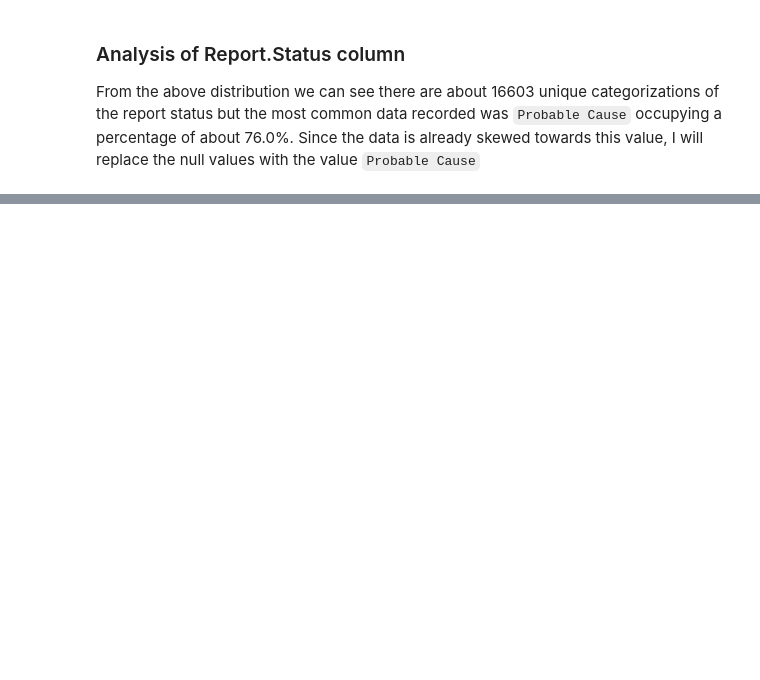
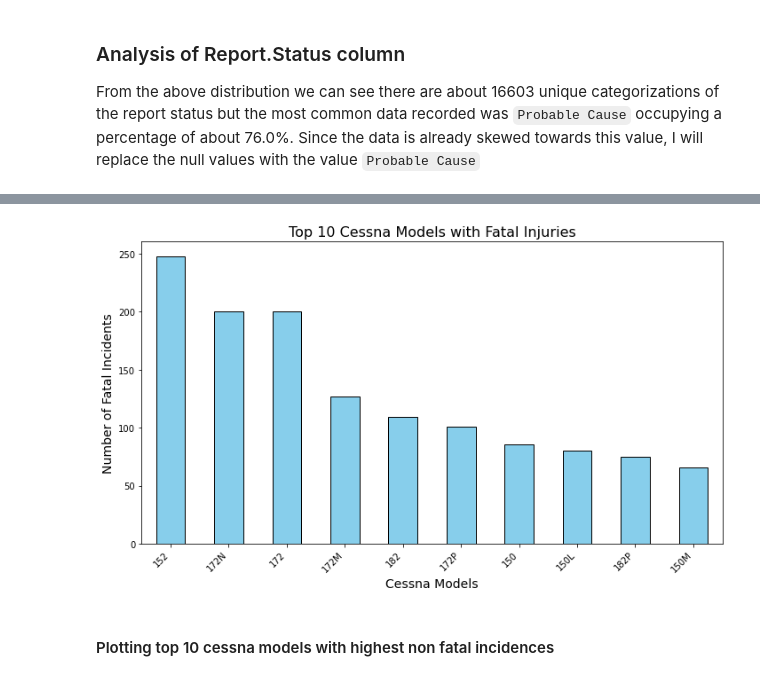
Before and after one commit to Thazes/phase1DataScience, a Jupyter notebook: phase1Project.ipynb, the cells around one changed output, grey strips where cells are left out. Saved outputs shown, nothing was run; the diff lists cells and outputs as text; code cells hidden in the pictures; blank space fills up the shorter version.

```diff
--- a/phase1Project.ipynb
+++ b/phase1Project.ipynb
@@ -1110,0 +1421,16 @@ dtype: float64
+# %%
+#  Filter for Cessna aircraft
+cessna_data = df[df['Make'].str.contains('Cessna', case=False, na=False)]
+
+#  Filter for fatal incidents
+fatal_cessna_data = cessna_data[cessna_data['Injury.Severity'] == 'Fatal']
+
+#  Group by 'Model' and count the incidents
+fatal_cessna_model_counts = fatal_cessna_data.groupby('Model').size()
+
+#  Sort the counts in descending order and get top 10 models
+top_10_fatal_cessna_models = fatal_cessna_model_counts.sort_values(ascending=False).head(10)
+
+#  Display the result
+print("Top 10 Cessna Models with Most Fatal Incidents:")
+print(top_10_fatal_cessna_models)
@@ -1110,0 +1451,18 @@ dtype: float64
+# %%
+# Plot the histogram
+plt.figure(figsize=(10, 6))
+top_10_fatal_cessna_models.plot(kind='bar', color='skyblue', edgecolor='black')
+
+# Adding titles and labels
+plt.title('Top 10 Cessna Models with Fatal Injuries', fontsize=16)
+plt.xlabel('Cessna Models', fontsize=14)
+plt.ylabel('Number of Fatal Incidents', fontsize=14)
+
+# Show the plot
+plt.xticks(rotation=45, ha='right')
+plt.tight_layout()  # To avoid label overlap
+plt.show()
+# %% [output]
+[figure, added]
+# %% [markdown]
+#### Plotting top 10 cessna models with highest non fatal incidences
```
Also changed, not shown: parts of 60 cells of this notebook.
